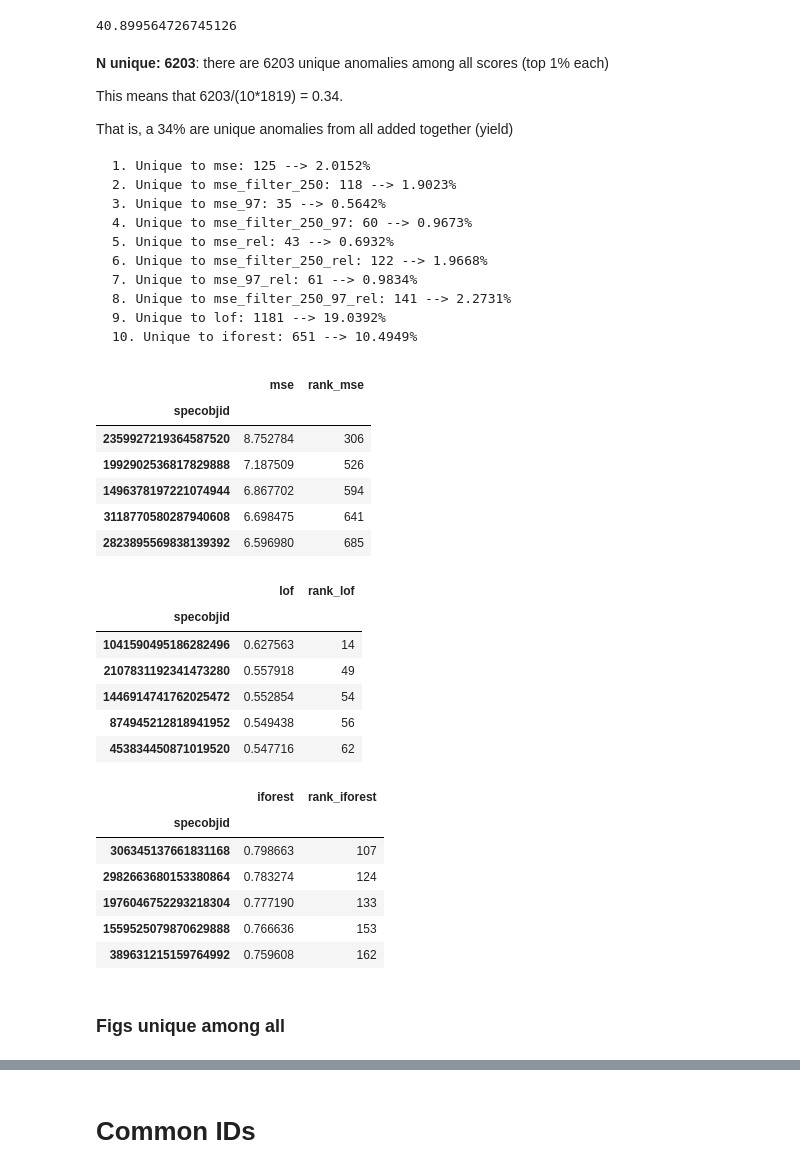
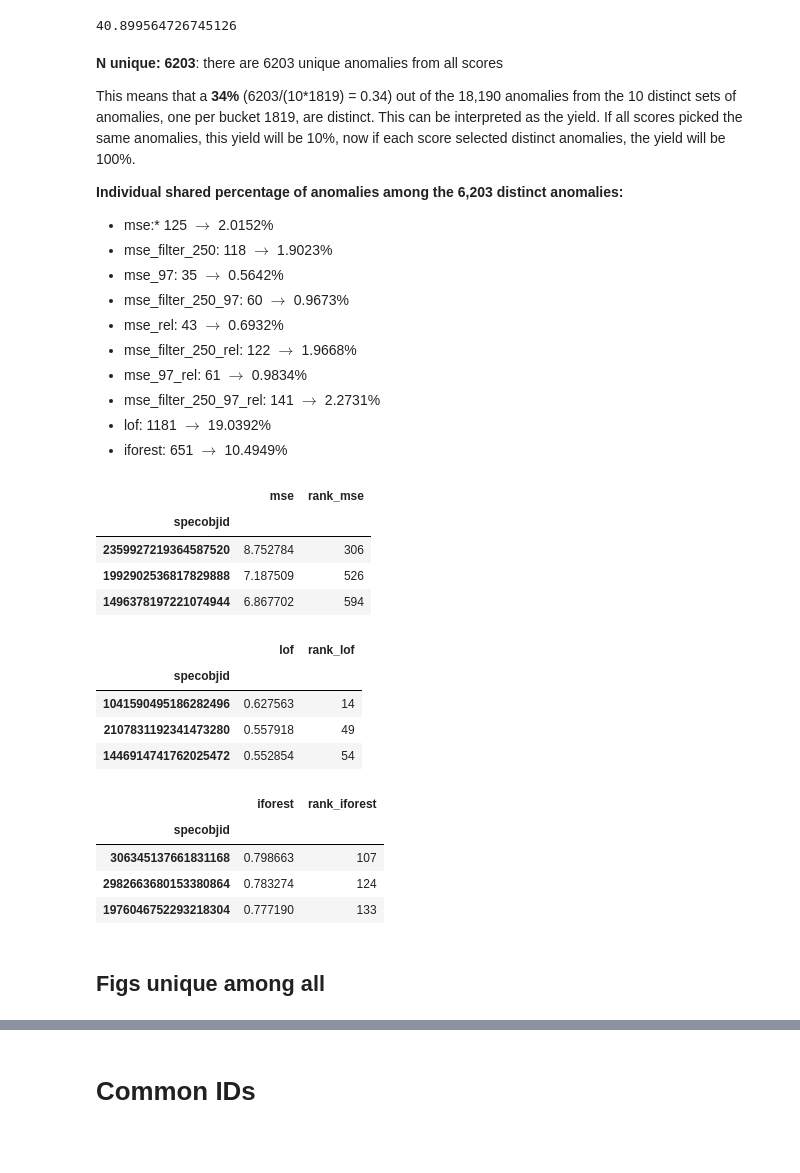
Before and after one commit to ed-ortizm/anomaly, a Jupyter notebook: thesis/00_overlap_divergence_all_scores.ipynb, the cells around one changed output, grey strips where cells are left out. Saved outputs shown, nothing was run; the diff lists cells and outputs as text; code cells hidden in the pictures; blank space fills up the shorter version.

```diff
--- a/thesis/00_overlap_divergence_all_scores.ipynb
+++ b/thesis/00_overlap_divergence_all_scores.ipynb
@@ -232,63 +245,61 @@ n_unique_per_score_all_all / n_dictinct_top_all * 100
 # %% [output]
 40.899564726745126
 # %% [markdown]
-**N unique: 6203**: there are 6203 unique anomalies among all scores (top 1% each)
+**N unique: 6203**: there are 6203 unique anomalies from all scores
 
-This means that 6203/(10*1819) = 0.34.
+This means that a **34%** (6203/(10*1819) = 0.34) out of the 18,190 anomalies from the
+10 distinct sets of anomalies, one per bucket 1819, are distinct.
+This can be interpreted as the yield.
+If all scores picked the same anomalies, this yield will be 10%, now if each score
+selected distinct anomalies, the yield will be 100%.
 
-That is, a 34% are unique anomalies from all added together (yield)
+**Individual shared percentage of anomalies among the 6,203 distinct anomalies:**
 
-    1. Unique to mse: 125 --> 2.0152%
-    2. Unique to mse_filter_250: 118 --> 1.9023%
-    3. Unique to mse_97: 35 --> 0.5642%
-    4. Unique to mse_filter_250_97: 60 --> 0.9673%
-    5. Unique to mse_rel: 43 --> 0.6932%
-    6. Unique to mse_filter_250_rel: 122 --> 1.9668%
-    7. Unique to mse_97_rel: 61 --> 0.9834%
-    8. Unique to mse_filter_250_97_rel: 141 --> 2.2731%
-    9. Unique to lof: 1181 --> 19.0392%
-    10. Unique to iforest: 651 --> 10.4949%
+* mse:* 125 $\to$ 2.0152%
+* mse_filter_250: 118 $\to$ 1.9023%
+* mse_97: 35 $\to$ 0.5642%
+* mse_filter_250_97: 60 $\to$ 0.9673%
+* mse_rel: 43 $\to$ 0.6932%
+* mse_filter_250_rel: 122 $\to$ 1.9668%
+* mse_97_rel: 61 $\to$ 0.9834%
+* mse_filter_250_97_rel: 141 $\to$ 2.2731%
+* lof: 1181 $\to$ 19.0392%
+* iforest: 651 $\to$ 10.4949%
 # %%
 score = "mse"
 unique_all_ids = list(all_unique_ids_dict[score])
 scores_df.loc[unique_all_ids, [score, f"rank_{score}"]].sort_values(
     by=score, ascending=False
-).head()
+).head(3)
 # %% [output]
 |  | mse | rank_mse |
 | specobjid |  |  |
 | 2359927219364587520 | 8.752784 | 306 |
 | 1992902536817829888 | 7.187509 | 526 |
 | 1496378197221074944 | 6.867702 | 594 |
-| 3118770580287940608 | 6.698475 | 641 |
-| 2823895569838139392 | 6.596980 | 685 |
 # %%
 score = "lof"
 unique_all_ids = list(all_unique_ids_dict[score])
 scores_df.loc[unique_all_ids, [score, f"rank_{score}"]].sort_values(
     by=score, ascending=False
-).head()
+).head(3)
 # %% [output]
 |  | lof | rank_lof |
 | specobjid |  |  |
 | 1041590495186282496 | 0.627563 | 14 |
 | 2107831192341473280 | 0.557918 | 49 |
 | 1446914741762025472 | 0.552854 | 54 |
-| 874945212818941952 | 0.549438 | 56 |
-| 453834450871019520 | 0.547716 | 62 |
 # %%
 score = "iforest"
 unique_all_ids = list(all_unique_ids_dict[score])
 scores_df.loc[unique_all_ids, [score, f"rank_{score}"]].sort_values(
     by=score, ascending=False
-).head()
+).head(3)
 # %% [output]
 |  | iforest | rank_iforest |
 | specobjid |  |  |
 | 306345137661831168 | 0.798663 | 107 |
 | 2982663680153380864 | 0.783274 | 124 |
 | 1976046752293218304 | 0.777190 | 133 |
-| 1559525079870629888 | 0.766636 | 153 |
-| 389631215159764992 | 0.759608 | 162 |
 # %% [markdown]
-### Figs unique among all
+## Figs unique among all
```
Also changed, not shown: parts of 18 cells of this notebook.
